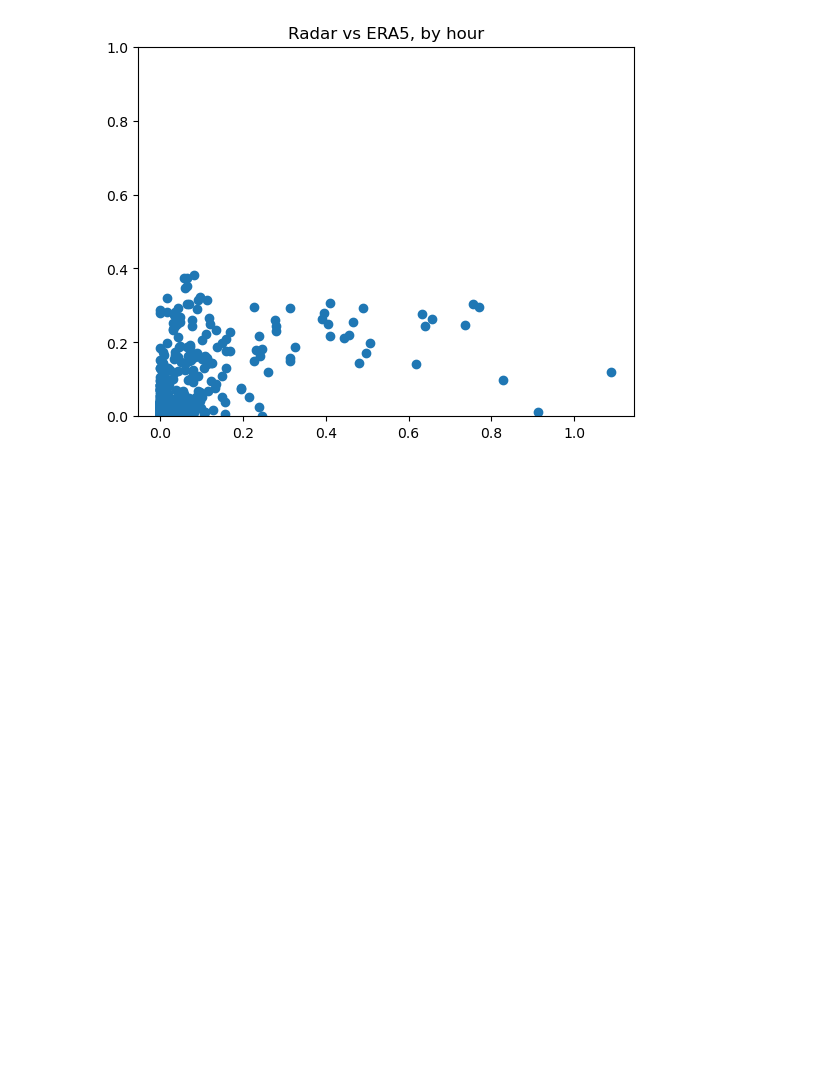
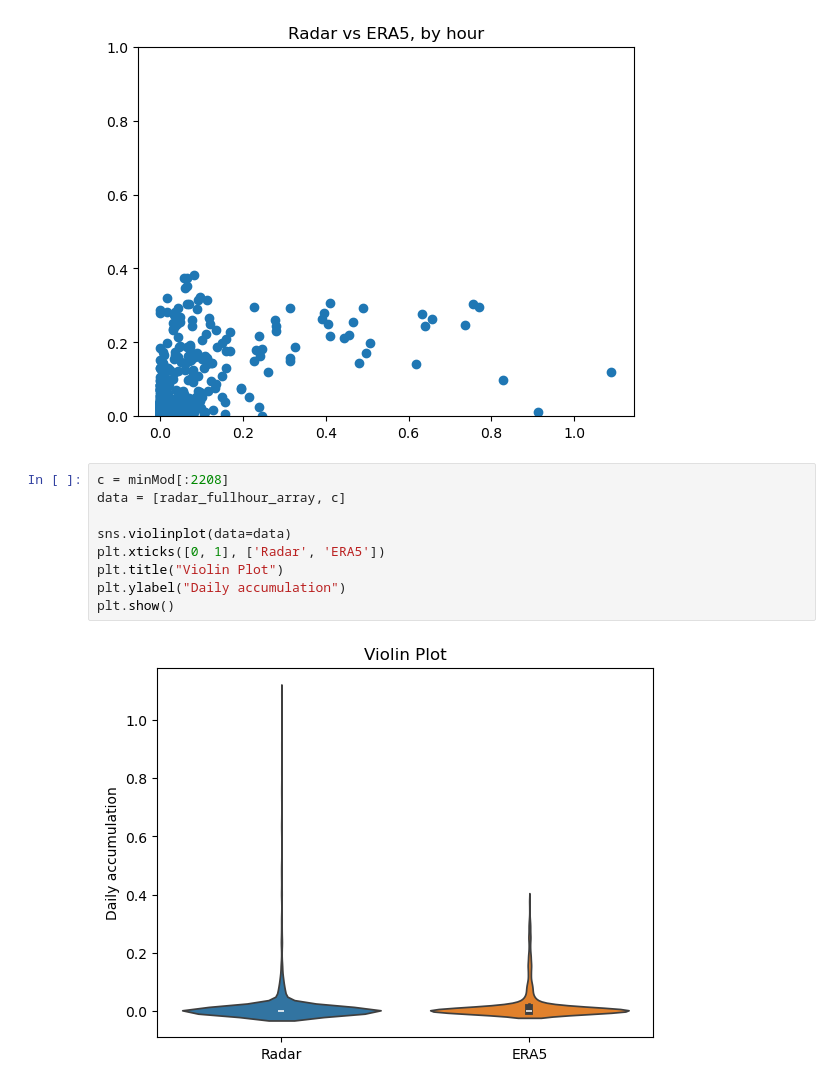
Before and after one commit to Troll-Observing-Network/neumayer-snowfall, a Jupyter notebook: TrollMarchAccum.ipynb, the cells around one changed output. Drawn from its saved outputs; the diff is of its cells as text; blank space fills up the shorter version.

```diff
--- a/TrollMarchAccum.ipynb
+++ b/TrollMarchAccum.ipynb
@@ -570,3 +570,14 @@ plt.title("Radar vs ERA5, by hour")
 # %% [output]
 Text(0.5, 1.0, 'Radar vs ERA5, by hour')
 [figure]
+# %%
+c = minMod[:2208]
+data = [radar_fullhour_array, c]
+
+sns.violinplot(data=data)
+plt.xticks([0, 1], ['Radar', 'ERA5'])
+plt.title("Violin Plot")
+plt.ylabel("Daily accumulation")
+plt.show()
+# %% [output]
+[figure, added]
```
Also changed, not shown: parts of 1 cell of this notebook.
